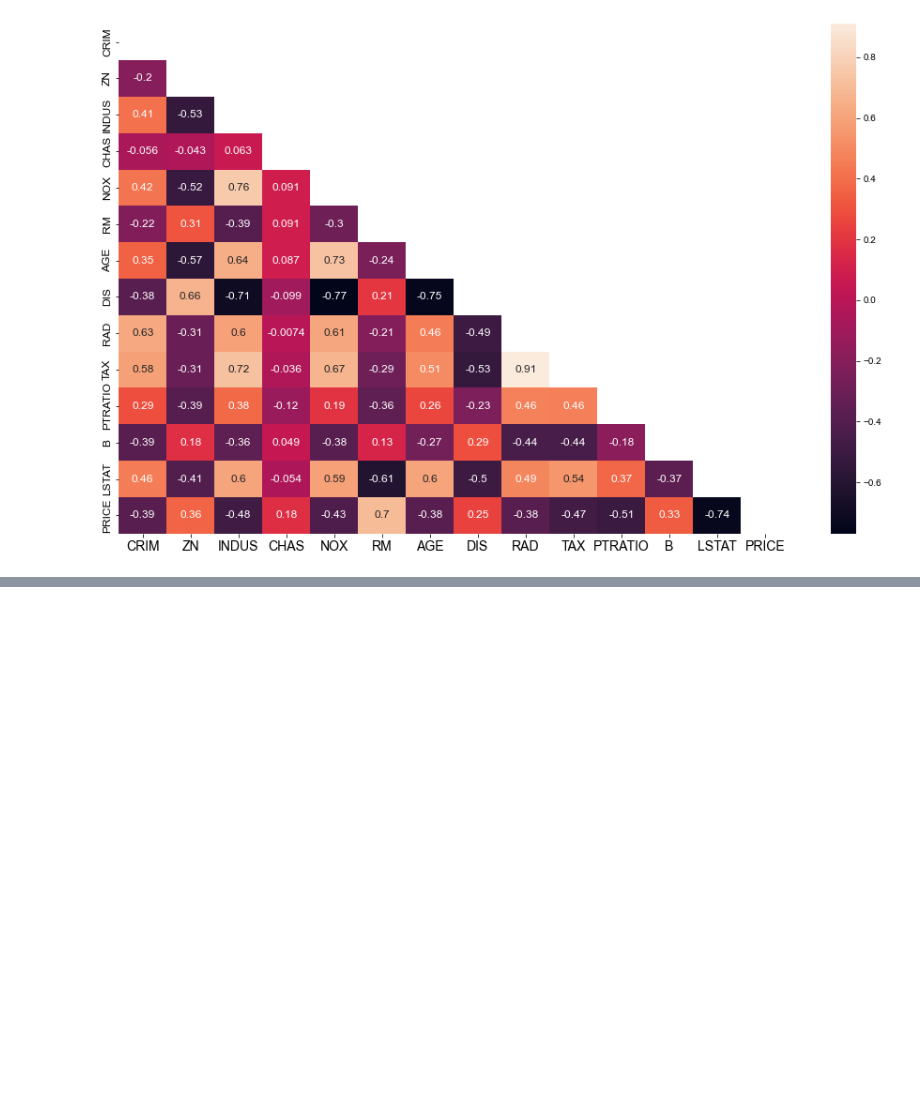
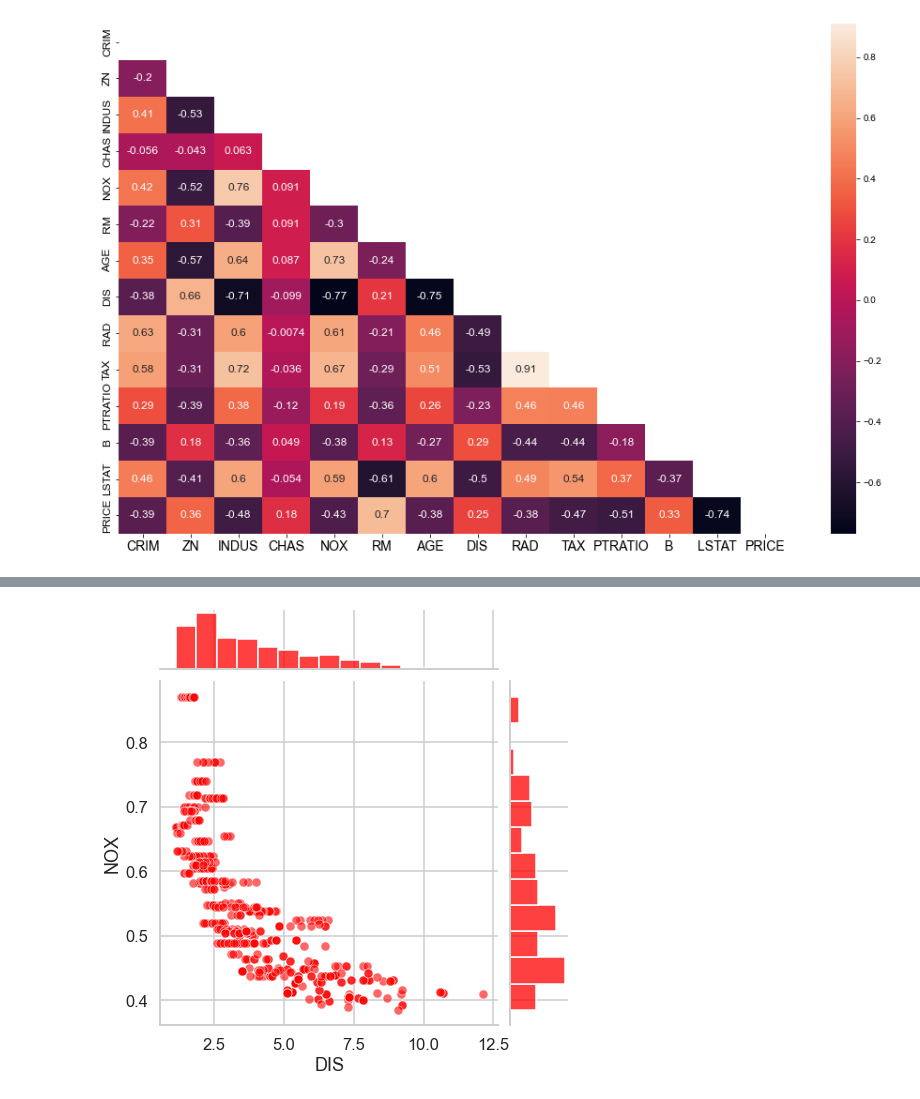
Before and after one commit to marb61a/Data-Science-Projects, a Jupyter notebook: Multivariate_Regression/multivariate_regression.ipynb, the cells around one changed output, grey strips where cells are left out. Saved outputs shown, nothing was run; the diff lists cells and outputs as text; code cells hidden in the pictures; blank space fills up the shorter version.

```diff
--- a/Multivariate_Regression/multivariate_regression.ipynb
+++ b/Multivariate_Regression/multivariate_regression.ipynb
@@ -477,0 +479,11 @@ plt.show()
+# %%
+# Use seaborn for plot
+# set function resets styles which maybe used previously and may affect default
+sns.set()
+sns.set_context('talk')
+sns.set_style('whitegrid')
+# Seaborn jointplot does not take alpha parameter by default and will need to be added using joint_kws
+sns.jointplot(x=data['DIS'], y=data['NOX'], height=7, color='red', joint_kws={'alpha':0.6})
+plt.show()
+# %% [output]
+[figure, added]
```
Also changed, not shown: parts of 2 cells of this notebook.
